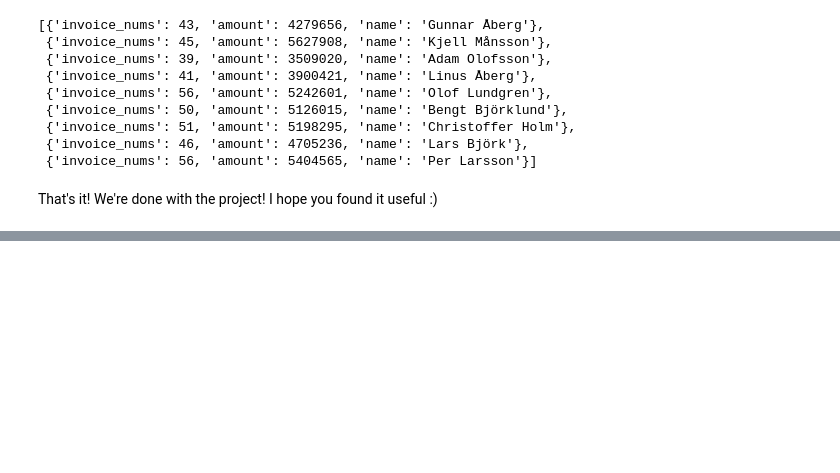
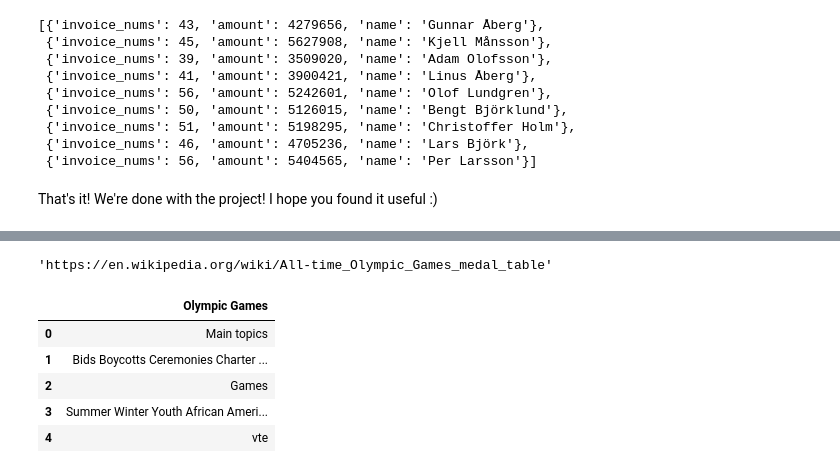
Before and after one commit to johan-ekman/learning_python, a Jupyter notebook: continuation_course/solutions.ipynb, the cells around one changed output, grey strips where cells are left out. Saved outputs shown, nothing was run; the diff lists cells and outputs as text; code cells hidden in the pictures; blank space fills up the shorter version.

```diff
--- a/continuation_course/solutions.ipynb
+++ b/continuation_course/solutions.ipynb
@@ -1151,0 +1483,4 @@ That's it! We're done with the project! I hope you found it useful :)
+# %%
+url
+# %% [output]
+'https://en.wikipedia.org/wiki/All-time_Olympic_Games_medal_table'
@@ -1151,0 +1489,9 @@ That's it! We're done with the project! I hope you found it useful :)
+# %%
+df_list[0]
+# %% [output]
+|  | Olympic Games |
+| 0 | Main topics |
+| 1 | Bids Boycotts Ceremonies Charter ... |
+| 2 | Games |
+| 3 | Summer Winter Youth African Ameri... |
+| 4 | vte |
```
Also changed, not shown: parts of 63 cells of this notebook, 2 other files.
